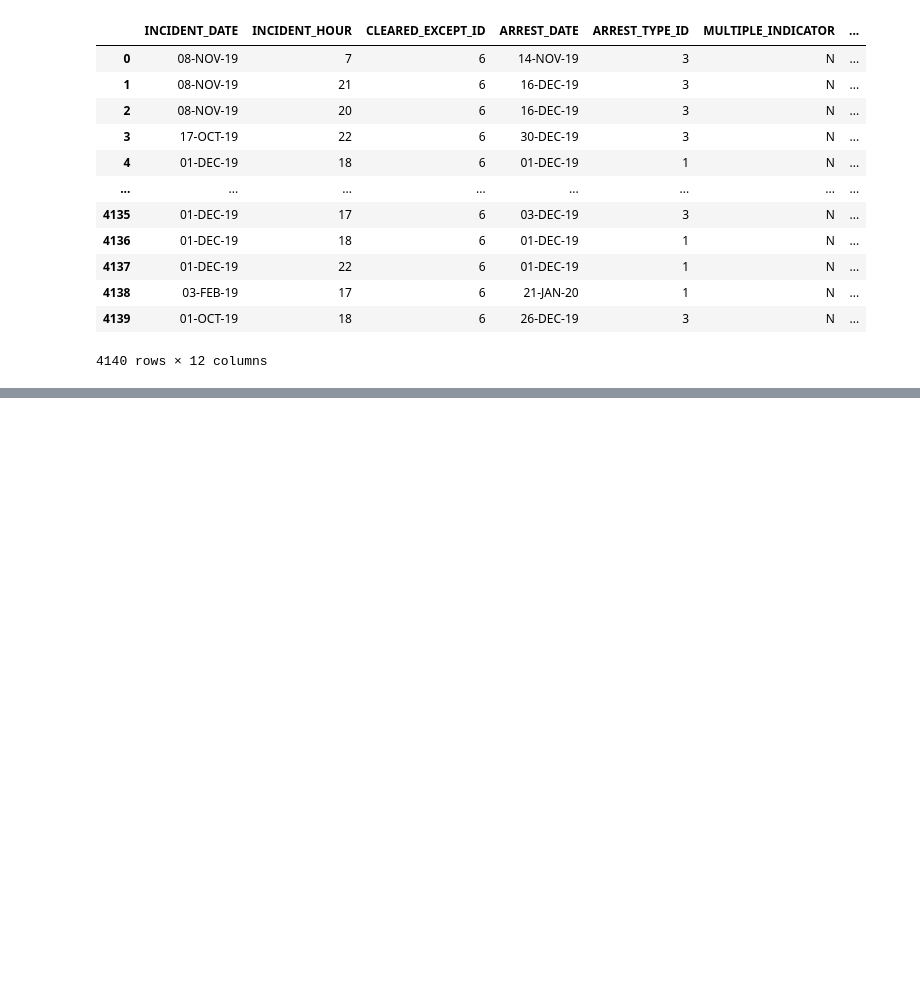
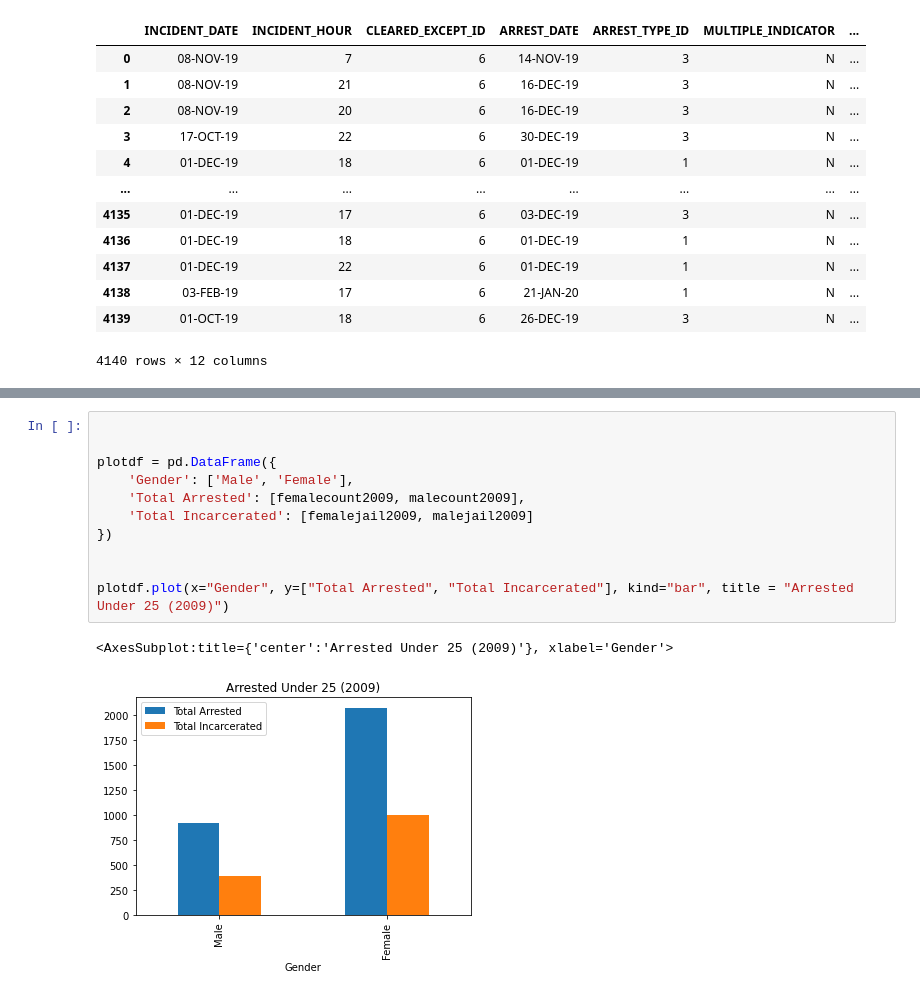
Before and after one commit to Jorgehdzdata/Project1_group3, a Jupyter notebook: John.ipynb, the cells around one changed output, grey strips where cells are left out. Cells and saved outputs as stored; diff of their text form; blank space fills up the shorter version.

```diff
--- a/John.ipynb
+++ b/John.ipynb
@@ -210,0 +248,14 @@ list(x)[0][0]
+# %%
+
+
+plotdf = pd.DataFrame({
+    'Gender': ['Male', 'Female'],
+    'Total Arrested': [femalecount2009, malecount2009],
+    'Total Incarcerated': [femalejail2009, malejail2009]
+})
+
+
+plotdf.plot(x="Gender", y=["Total Arrested", "Total Incarcerated"], kind="bar", title = "Arrested Under 25 (2009)")
+# %% [output]
+<AxesSubplot:title={'center':'Arrested Under 25 (2009)'}, xlabel='Gender'>
+[figure, added]
```
Also changed, not shown: parts of 20 cells of this notebook, 1 other file.
